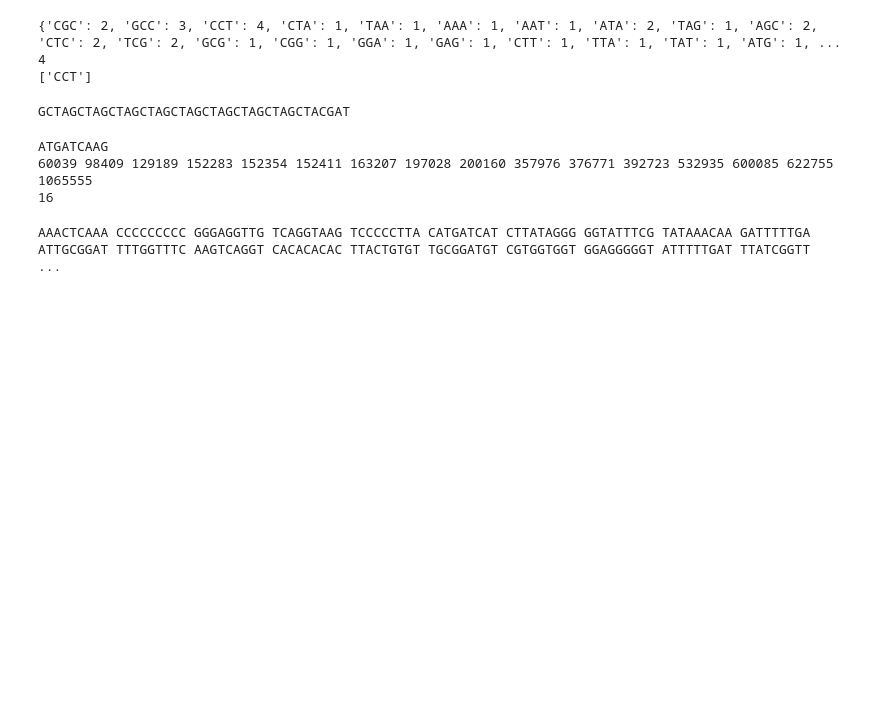
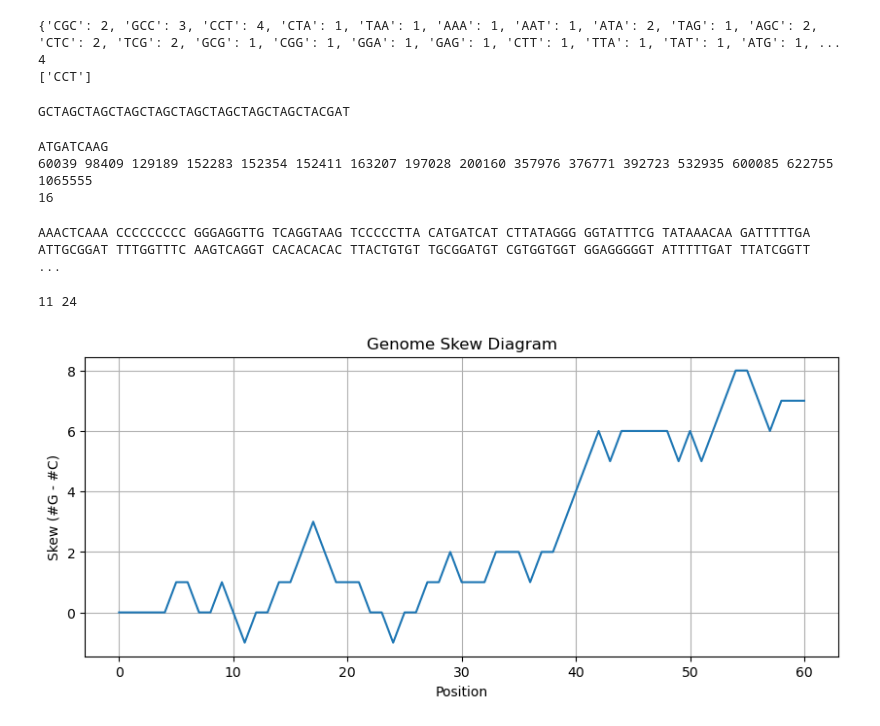
Before and after one commit to GlassOnionKnight/bioinformatic_lessons, a Jupyter notebook: lesson1.ipynb, the cells around one changed output. Saved outputs shown, nothing was run; the diff lists cells and outputs as text; code cells hidden in the pictures; blank space fills up the shorter version.

Commit message:
skew and diagram

```diff
--- a/lesson1.ipynb
+++ b/lesson1.ipynb
@@ -154,3 +154,65 @@ clump_kmers = find_clumps(genome, k, L, t)
 print(*clump_kmers)
 # %% [output]
 AAACTCAAA CCCCCCCCC GGGAGGTTG TCAGGTAAG TCCCCCTTA CATGATCAT CTTATAGGG GGTATTTCG TATAAACAA GATTTTTGA ATTGCGGAT TTTGGTTTC AAGTCAGGT CACACACAC TTACTGTGT TGCGGATGT CGTGGTGGT GGAGGGGGT ATTTTTGAT TTATCGGTT  ...
+# %%
+
+def minimum_skew(genome):
+    skew = 0
+    skew_values = [0]
+
+    for nucleotide in genome:
+        if nucleotide == 'G':
+            skew += 1
+        elif nucleotide == 'C':
+            skew -= 1
+
+        skew_values.append(skew)
+    min_skew = min(skew_values)
+
+    positions = [
+        i for i, value in enumerate(skew_values)
+        if value == min_skew
+    ]
+
+    return positions
+
+# Test with sample input
+genome = "TAAAGACTGCCGAGAGGCCAACACGAGTGCTAGAACGAGGGGCGTAAACGCGGGTCCGAT"
+
+result = minimum_skew(genome)
+
+print(*result)
+# %% [output]
+11 24
+# %%
+import matplotlib.pyplot as plt
+
+def skew_diagram(genome):
+    skew = 0
+    values = [0]
+
+    for nucleotide in genome:
+        if nucleotide == 'G':
+            skew += 1
+        elif nucleotide == 'C':
+            skew -= 1
+
+        values.append(skew)
+
+    return values
+
+
+genome = "TAAAGACTGCCGAGAGGCCAACACGAGTGCTAGAACGAGGGGCGTAAACGCGGGTCCGAT"
+
+
+skew_values = skew_diagram(genome)
+
+plt.figure(figsize=(10,4))
+plt.plot(skew_values)
+plt.xlabel("Position")
+plt.ylabel("Skew (#G - #C)")
+plt.title("Genome Skew Diagram")
+plt.grid(True)
+plt.show()
+# %% [output]
+[figure, added]
```
